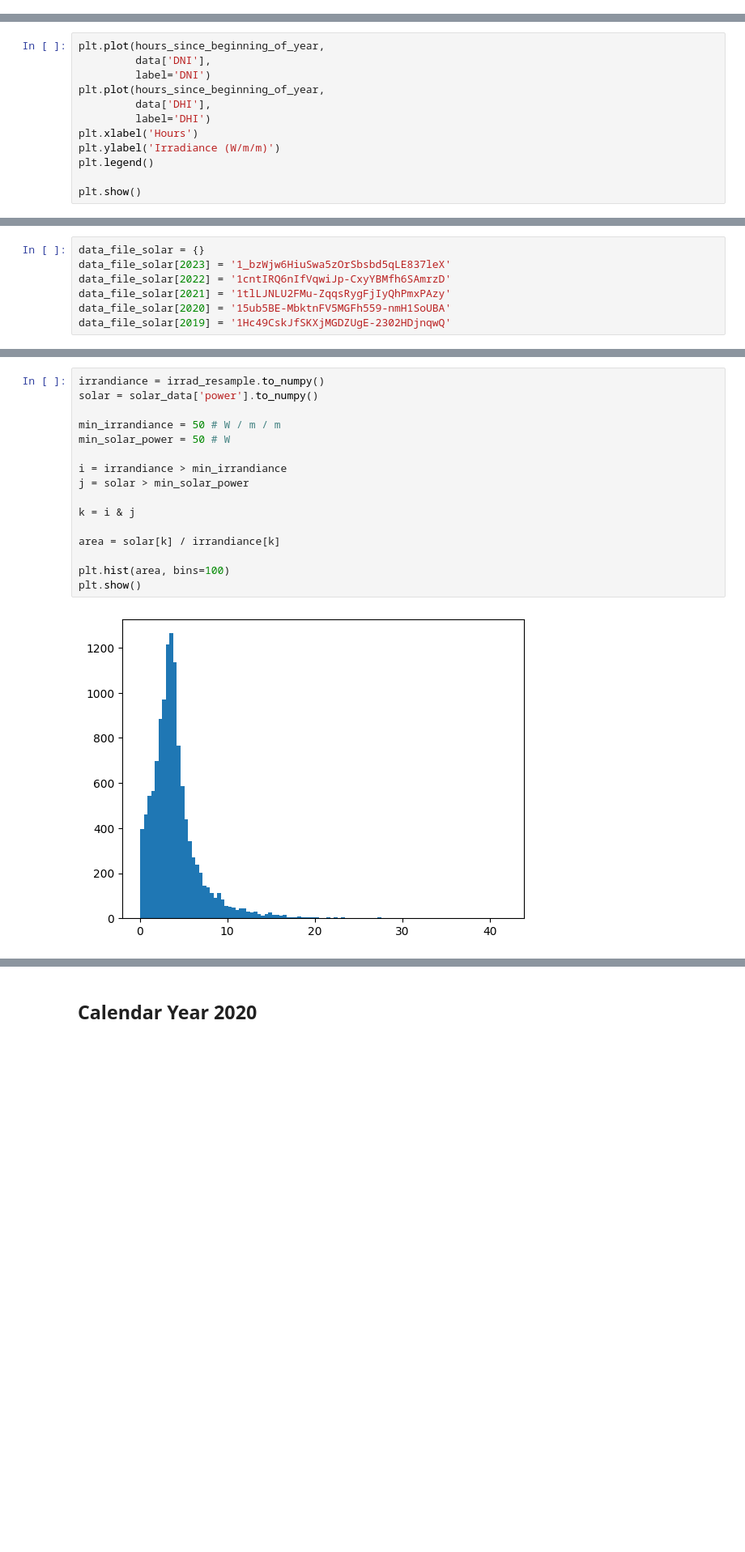
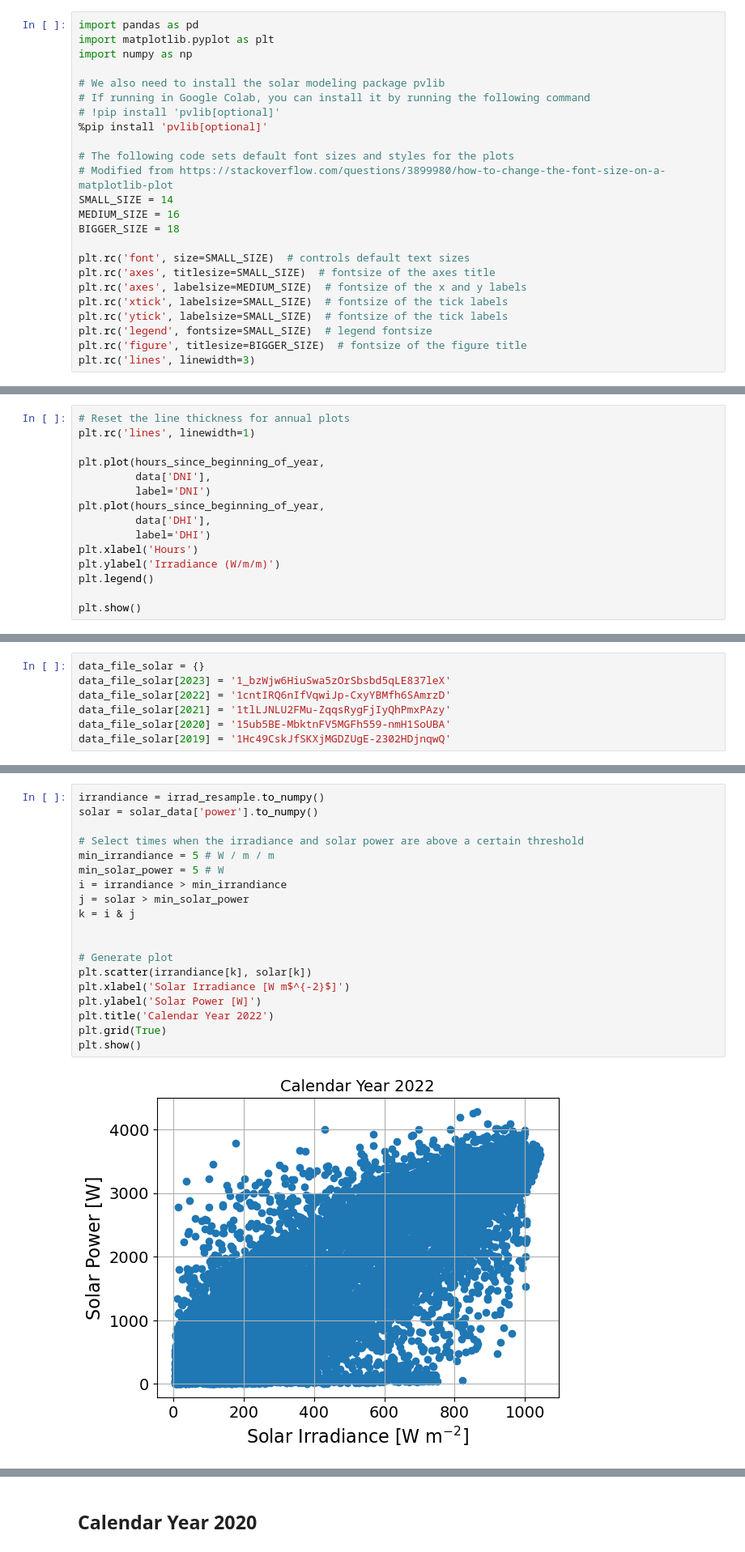
Before and after one commit to dowlinglab/lakeshore-science, a Jupyter notebook: predict_solar_array_performance.ipynb, the cells around one changed output, grey strips where cells are left out. Shown at 81% size. Cells and saved outputs as stored; diff of their text form; blank space fills up the shorter version.

```diff
--- a/predict_solar_array_performance.ipynb
+++ b/predict_solar_array_performance.ipynb
@@ -2,0 +9,24 @@
+# %%
+import pandas as pd
+import matplotlib.pyplot as plt
+import numpy as np
+
+# We also need to install the solar modeling package pvlib
+# If running in Google Colab, you can install it by running the following command
+# !pip install 'pvlib[optional]'
+%pip install 'pvlib[optional]'
+
+# The following code sets default font sizes and styles for the plots
+# Modified from https://stackoverflow.com/questions/3899980/how-to-change-the-font-size-on-a-matplotlib-plot
+SMALL_SIZE = 14
+MEDIUM_SIZE = 16
+BIGGER_SIZE = 18
+
+plt.rc('font', size=SMALL_SIZE)  # controls default text sizes
+plt.rc('axes', titlesize=SMALL_SIZE)  # fontsize of the axes title
+plt.rc('axes', labelsize=MEDIUM_SIZE)  # fontsize of the x and y labels
+plt.rc('xtick', labelsize=SMALL_SIZE)  # fontsize of the tick labels
+plt.rc('ytick', labelsize=SMALL_SIZE)  # fontsize of the tick labels
+plt.rc('legend', fontsize=SMALL_SIZE)  # legend fontsize
+plt.rc('figure', titlesize=BIGGER_SIZE)  # fontsize of the figure title
+plt.rc('lines', linewidth=3)
@@ -82,4 +139,7 @@ plt.show()
 # %%
+# Reset the line thickness for annual plots
+plt.rc('lines', linewidth=1)
+
 plt.plot(hours_since_beginning_of_year,
          data['DNI'],
          label='DNI')
@@ -280,18 +315,21 @@ plt.show()
 # %%
 irrandiance = irrad_resample.to_numpy()
 solar = solar_data['power'].to_numpy()
 
-min_irrandiance = 50 # W / m / m
-min_solar_power = 50 # W
-
+# Select times when the irradiance and solar power are above a certain threshold
+min_irrandiance = 5 # W / m / m
+min_solar_power = 5 # W
 i = irrandiance > min_irrandiance
 j = solar > min_solar_power
-
 k = i & j
 
-area = solar[k] / irrandiance[k]
 
-plt.hist(area, bins=100)
+# Generate plot
+plt.scatter(irrandiance[k], solar[k])
+plt.xlabel('Solar Irradiance [W m$^{-2}$]')
+plt.ylabel('Solar Power [W]')
+plt.title('Calendar Year 2022')
+plt.grid(True)
 plt.show()
 # %% [output]
-[figure, old version]
+[figure, new version]
```
Also changed, not shown: parts of 45 cells of this notebook, 4 other files.
